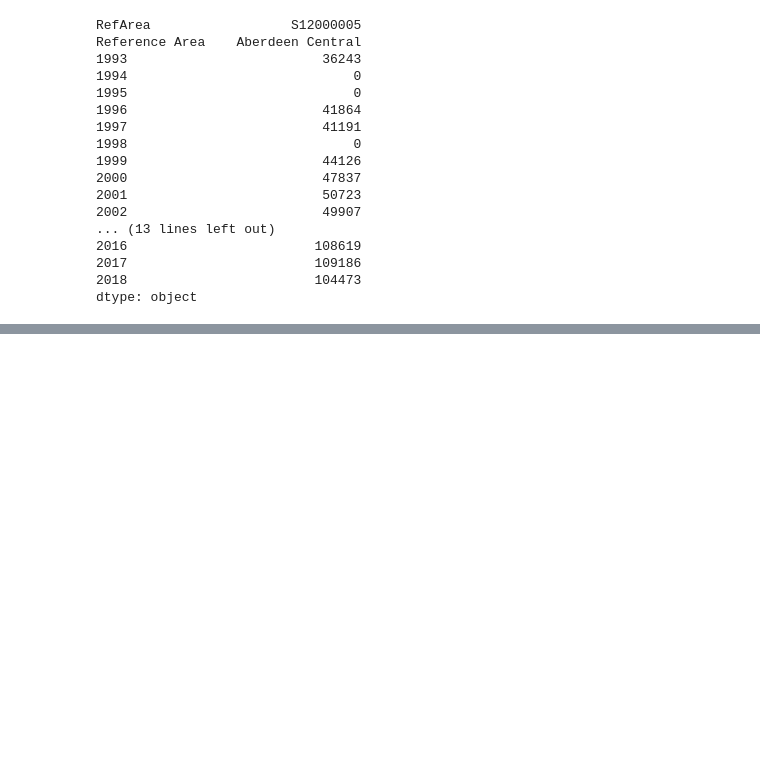
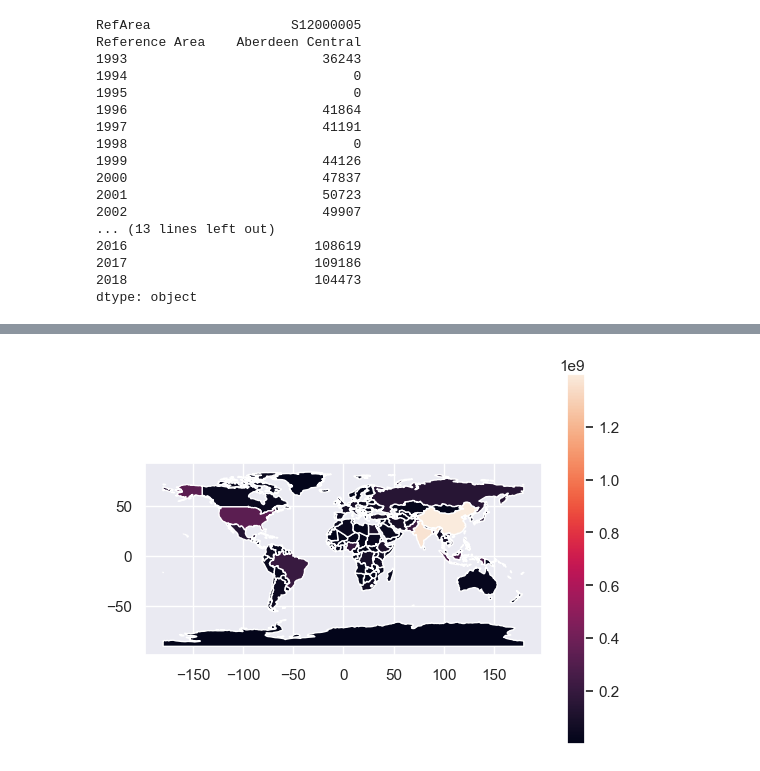
Before and after one commit to mfbenitezp/PY4SA_Course, a Jupyter notebook: Demos.ipynb, the cells around one changed output, grey strips where cells are left out. Saved outputs shown, nothing was run; the diff lists cells and outputs as text; code cells hidden in the pictures; blank space fills up the shorter version.

```diff
--- a/Demos.ipynb
+++ b/Demos.ipynb
@@ -770,0 +842,7 @@ dtype: object
+# %%
+world = geopandas.read_file(geopandas.datasets.get_path('naturalearth_lowres'))
+fig, ax = plt.subplots(1, 1)
+world.plot(column= 'pop_est', ax=ax, legend=True)
+plt.show()
+# %% [output]
+[figure, added]
```
Also changed, not shown: parts of 8 cells of this notebook, 1 other file.
